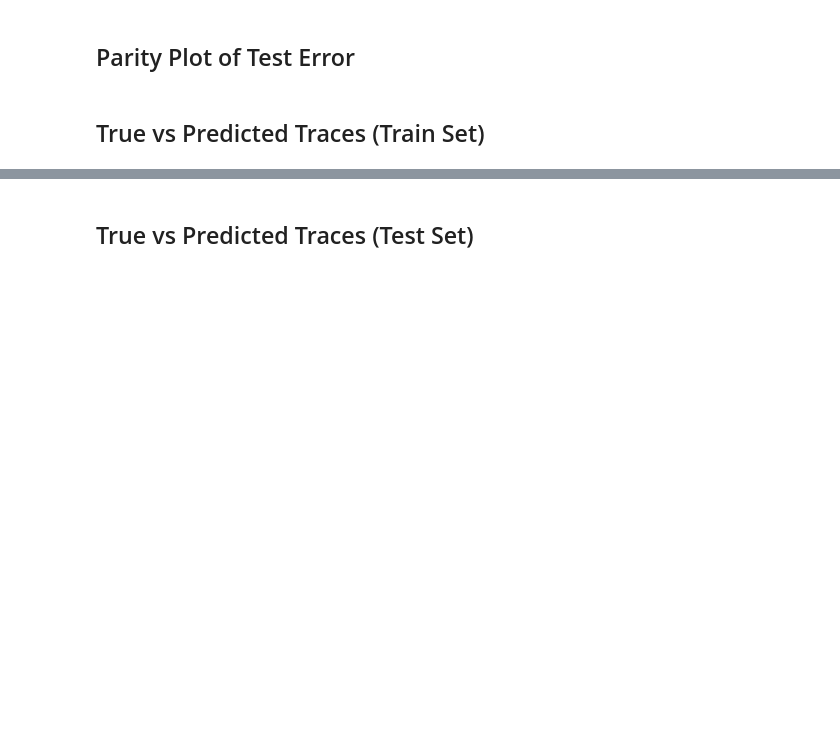
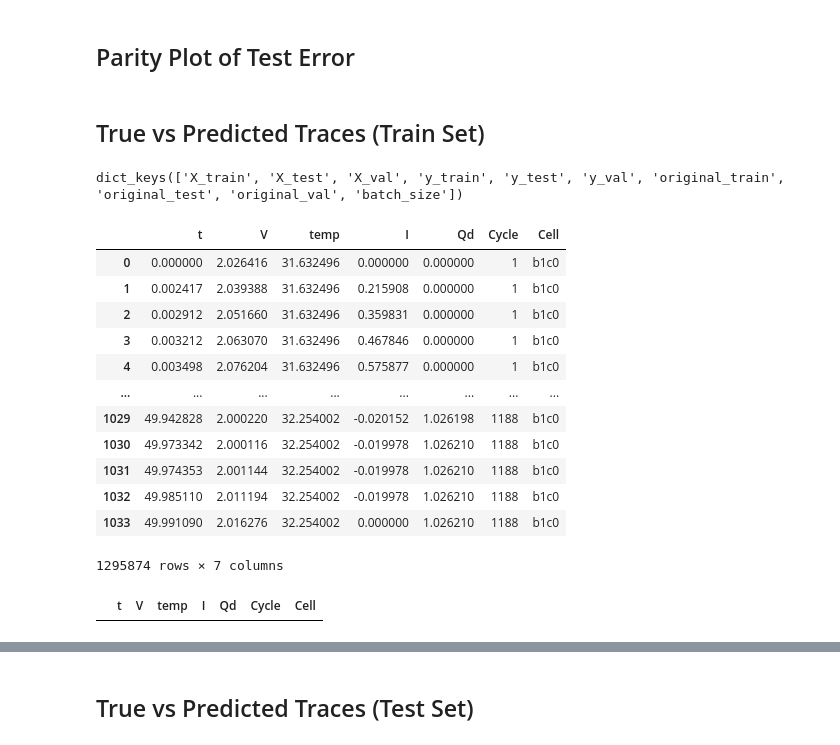
Before and after one commit to amalss18/10701-mvf-bto, a Jupyter notebook: src/mvf_bto/Model Training v1.ipynb, the cells around one changed output, grey strips where cells are left out. Saved outputs shown, nothing was run; the diff lists cells and outputs as text; code cells hidden in the pictures; blank space fills up the shorter version.

```diff
--- a/src/mvf_bto/Model Training v1.ipynb
+++ b/src/mvf_bto/Model Training v1.ipynb
@@ -17,9 +17,10 @@ import plotly.graph_objects as go
 # %% [markdown]
 ## Loading Data
 # %%
-data_path = "/Users/anoushkabhutani/PycharmProjects/10701-mvf-bto/data/2017-05-12_batchdata_updated_struct_errorcorrect.mat"
+# data_path = "/Users/anoushkabhutani/PycharmProjects/10701-mvf-bto/data/2017-05-12_batchdata_updated_struct_errorcorrect.mat"
+data_path = "/Users/mac/Desktop/CMU/10701MachineLearning/project/10701-mvf-bto-backup/data/2017-05-12_batchdata_updated_struct_errorcorrect.mat"
 # %%
-data = load_data(file_path=data_path, num_cells=9)
+data = load_data(file_path=data_path, num_cells=4)
 # %% [markdown]
 ## Preprocessing to create model inputs and targets
 # %%
@@ -163,12 +192,34 @@ fig.update_layout(template="simple_white")
 # %% [markdown]
 ## True vs Predicted Traces (Train Set)
 # %%
-train_cell_ids = datasets['original_train']['Cell'].unique()
-train_cell_ids
+print(datasets.keys())
+train_cell_ids = pd.concat(datasets['original_train'])['Cell'].unique()
+# %% [output]
+dict_keys(['X_train', 'X_test', 'X_val', 'y_train', 'y_test', 'y_val', 'original_train', 'original_test', 'original_val', 'batch_size'])
+# %%
+datasets['original_train']
+# %% [output]
+|  | t | V | temp | I | Qd | Cycle | Cell |
+| 0 | 0.000000 | 2.026416 | 31.632496 | 0.000000 | 0.000000 | 1 | b1c0 |
+| 1 | 0.002417 | 2.039388 | 31.632496 | 0.215908 | 0.000000 | 1 | b1c0 |
+| 2 | 0.002912 | 2.051660 | 31.632496 | 0.359831 | 0.000000 | 1 | b1c0 |
+| 3 | 0.003212 | 2.063070 | 31.632496 | 0.467846 | 0.000000 | 1 | b1c0 |
+| 4 | 0.003498 | 2.076204 | 31.632496 | 0.575877 | 0.000000 | 1 | b1c0 |
+| ... | ... | ... | ... | ... | ... | ... | ... |
+| 1029 | 49.942828 | 2.000220 | 32.254002 | -0.020152 | 1.026198 | 1188 | b1c0 |
+| 1030 | 49.973342 | 2.000116 | 32.254002 | -0.019978 | 1.026210 | 1188 | b1c0 |
+| 1031 | 49.974353 | 2.001144 | 32.254002 | -0.019978 | 1.026210 | 1188 | b1c0 |
+| 1032 | 49.985110 | 2.011194 | 32.254002 | -0.019978 | 1.026210 | 1188 | b1c0 |
+| 1033 | 49.991090 | 2.016276 | 32.254002 | 0.000000 | 1.026210 | 1188 | b1c0 |
+1295874 rows × 7 columns
 # %%
 symbol_list = ["circle-open", "circle", "triangle-up"]
 pallete = plotly.colors.qualitative.Dark24 + plotly.colors.qualitative.T10
 pallete = pallete*70000
+# %%
+datasets["original_train"][datasets["original_train"]['Cell']==train_cell_ids[0]]
+# %% [output]
+|  | t | V | temp | I | Qd | Cycle | Cell |
 # %%
 skip = 500
 train_cell_id_idx = 0
```
Also changed, not shown: parts of 6 cells of this notebook, 1 other file.
